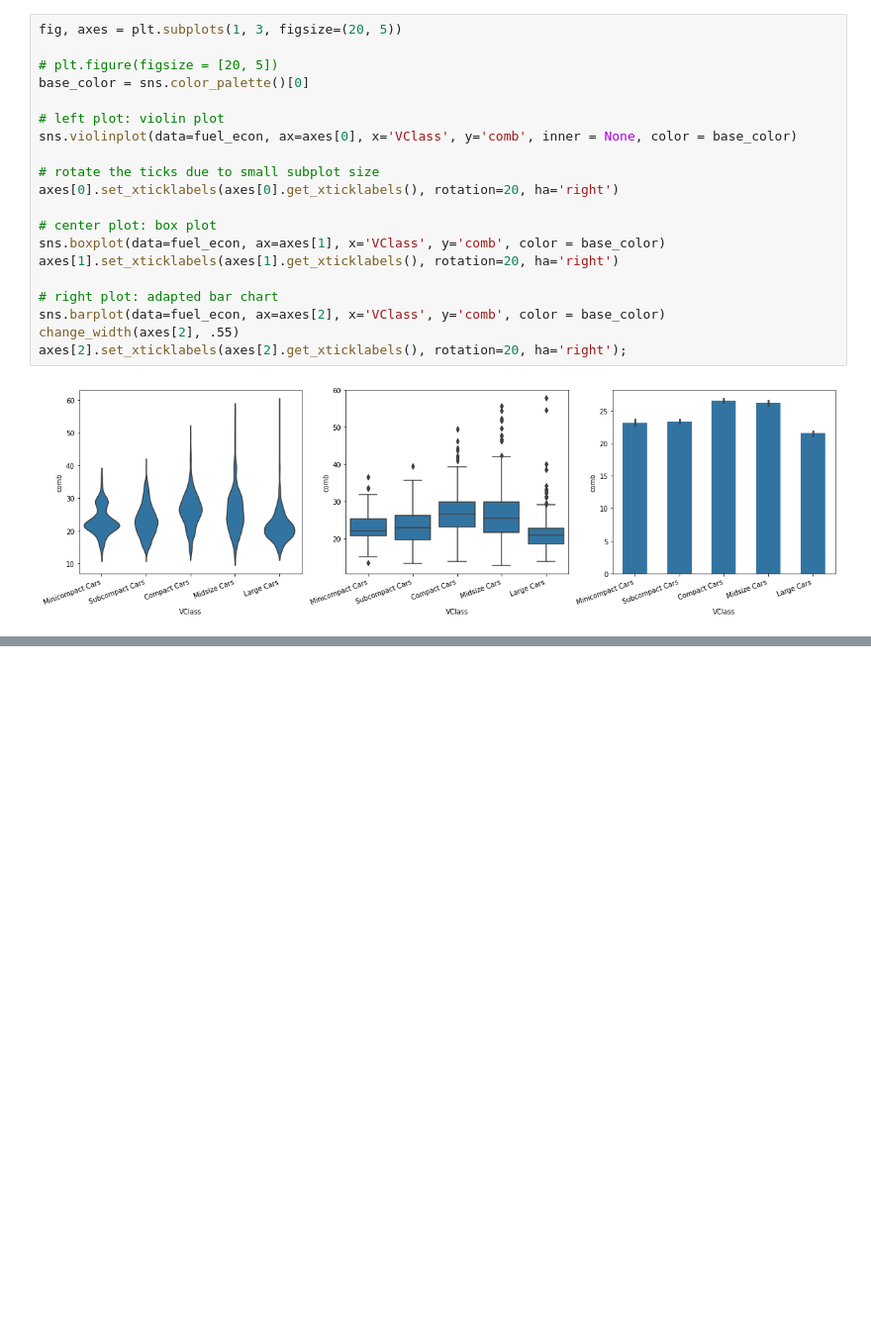
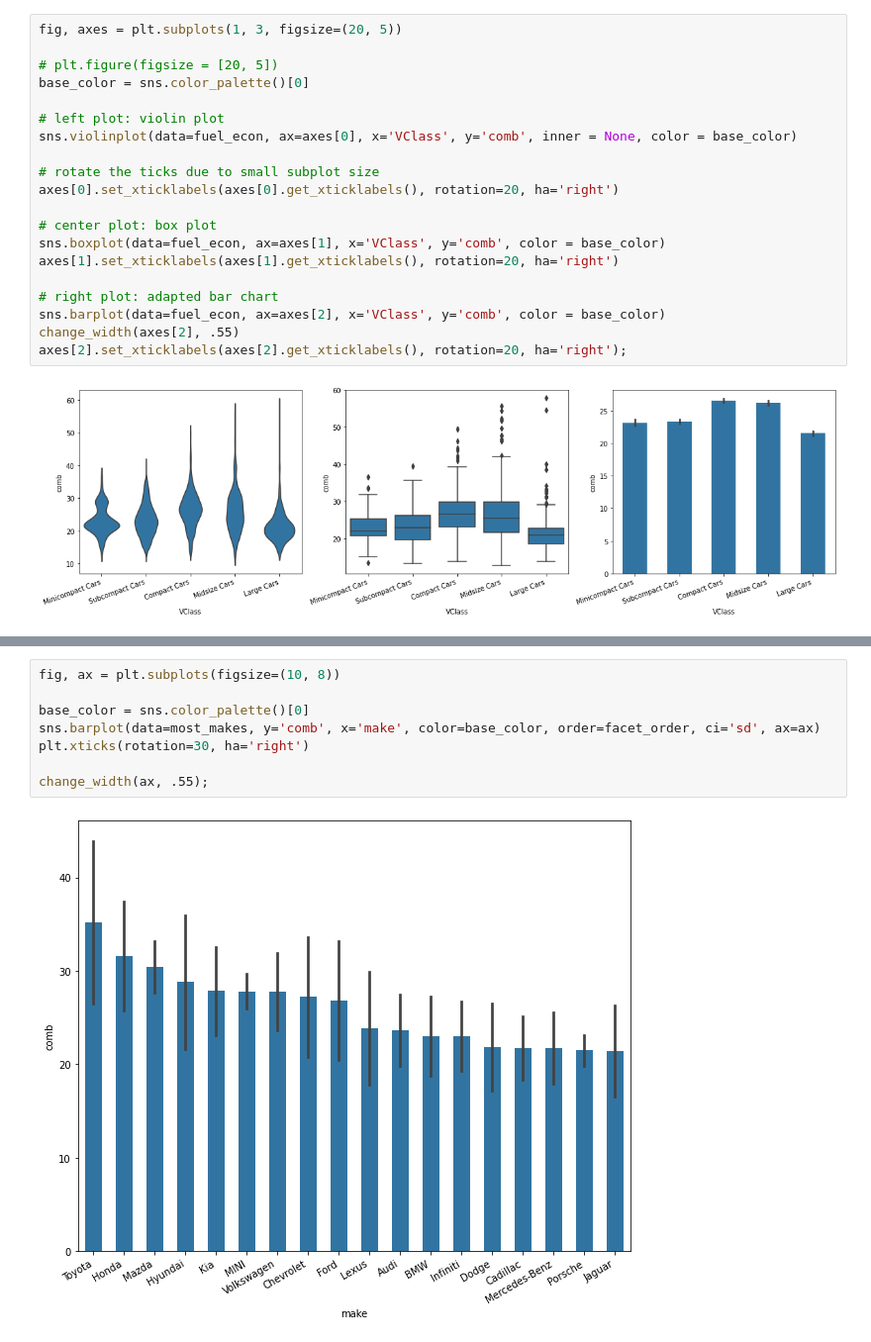
Before and after one commit to Alex-YuZ/Data-Visualization, a Jupyter notebook: Bar_Chart.ipynb, the cells around one changed output, grey strips where cells are left out. Shown at 99% size. Drawn from its saved outputs; the diff is of its cells as text; blank space fills up the shorter version.

```diff
--- a/Bar_Chart.ipynb
+++ b/Bar_Chart.ipynb
@@ -565,0 +638,10 @@ axes[2].set_xticklabels(axes[2].get_xticklabels(), rotation=20, ha='right');
+# %%
+fig, ax = plt.subplots(figsize=(10, 8))
+
+base_color = sns.color_palette()[0]
+sns.barplot(data=most_makes, y='comb', x='make', color=base_color, order=facet_order, ci='sd', ax=ax)
+plt.xticks(rotation=30, ha='right')
+
+change_width(ax, .55);
+# %% [output]
+[figure, added]
```
Also changed, not shown: parts of 7 cells of this notebook.
